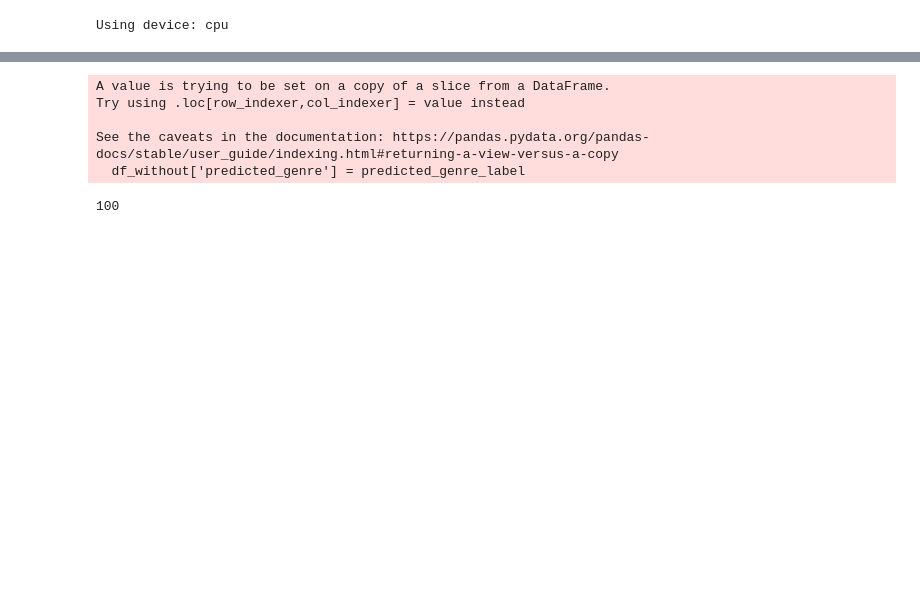
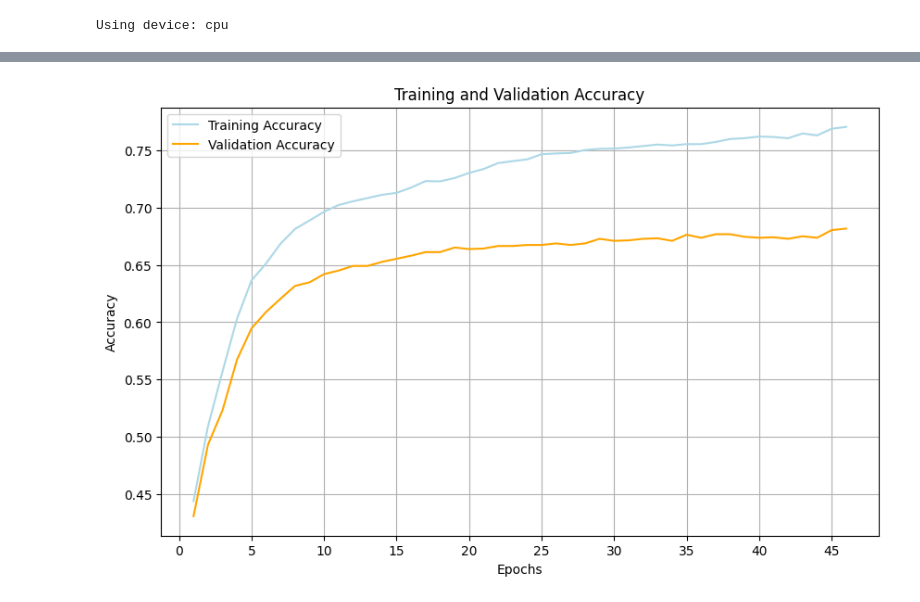
Before and after one commit to annemollelsborg/spotify, a Jupyter notebook: Project analysis.ipynb, the cells around one changed output, grey strips where cells are left out. Drawn from its saved outputs; the diff is of its cells as text; code cells hidden in the pictures; blank space fills up the shorter version.

Commit message:
New merged jupyter notebook

```diff
--- a/Project analysis.ipynb
+++ b/Project analysis.ipynb
@@ -385,40 +468,52 @@ Epoch [15/15], Train Loss: 0.4309, Train Accuracy: 0.8423, Test Loss: 1.3263, Te
+# %%
+# After training is complete, plot the accuracy curves
+def plot_accuracy_curves(train_accuracies, val_accuracies):
+    epochs = range(1, len(train_accuracies) + 1)
+    plt.figure(figsize=(10, 6))
+    plt.plot(epochs, train_accuracies, color='lightblue', label='Training Accuracy')
+    plt.plot(epochs, val_accuracies, color='orange', label='Validation Accuracy')
+    plt.xlabel('Epochs')
+    plt.ylabel('Accuracy')
+    plt.title('Training and Validation Accuracy')
+    plt.legend()
+    plt.grid(True)
+
+    # Set x-axis ticks at intervals of 5
+    max_epoch = len(epochs)
+    tick_positions = range(0, max_epoch + 1, 5)
+    if 0 not in tick_positions:
+        tick_positions = [0] + list(tick_positions)  # Ensure 0 is included
+    plt.xticks(tick_positions)
+
+    plt.show()
+
+# Call the plotting function
+plot_accuracy_curves(train_accuracies, val_accuracies)
+# %% [output]
+[figure, added]
 # %%
-# One-hot encode the categorical feature (track_artist) for the entire dataset
-onehot_encoded = onehot_encoder.transform(df_without[['artist']])
-onehot_encoded_df = pd.DataFrame(onehot_encoded, columns=onehot_encoder.get_feature_names_out(categorical_features))
-onehot_encoded_df = onehot_encoded_df.reset_index(drop=True)
+# Ensure df_without is a copy to avoid modifying the original
+df_without = df_without.copy()
 
-# Merge the one-hot encoded features with the numerical features
-numerical_features = df_without[['year','danceability', 'energy', 'tempo', 'acousticness', 'instrumentalness',
-                         'liveness', 'valence', 'loudness', 'speechiness']]
-numerical_features = numerical_features.reset_index(drop=True)
+# One-hot encode the categorical feature (artist) and merge with numerical features
+numerical_features = df_without[['year', 'danceability', 'energy', 'tempo', 'acousticness',
+                                 'instrumentalness', 'liveness', 'valence', 'loudness',
+                                 'speechiness', 'duration_ms', 'key', 'mode']].reset_index(drop=True)
 
-# Combine numerical and one-hot encoded categorical features
+# Directly transform and combine features
+onehot_encoded = onehot_encoder.transform(df_without[['artist']])  # Uses the pre-fitted encoder
+onehot_encoded_df = pd.DataFrame(onehot_encoded, columns=onehot_encoder.get_feature_names_out(['artist'])).reset_index(drop=True)
 X_combined = pd.concat([numerical_features, onehot_encoded_df], axis=1)
 
-# Scale the data using the previously fitted scaler
-X_combined_scaled = scaler.transform(X_combined)
-
-# Convert the scaled data to a PyTorch tensor
+# Scale and convert to PyTorch tensor
+X_combined_scaled = scaler.transform(X_combined)  # Uses the pre-fitted scaler
 X_combined_tensor = torch.tensor(X_combined_scaled, dtype=torch.float32)
 
+# Predict genres using the trained model
 net.eval()
-with torch.no_grad():  # Disable gradient computation for predictions
+with torch.no_grad():  # No gradients required
     predicted_genre_tensor = net(X_combined_tensor)
     predicted_genres = torch.argmax(predicted_genre_tensor, dim=1)
 
-# Convert the predicted genre indices back to genre labels
-predicted_genre_label = label_encoder.inverse_transform(predicted_genres.numpy())
-
-# Add the predicted genres as a new column in the DataFrame
-df_without['predicted_genre'] = predicted_genre_label
+# Convert predictions back to labels and add to DataFrame
+df_without['predicted_genre'] = label_encoder.inverse_transform(predicted_genres.numpy())
-# %% [output]
-A value is trying to be set on a copy of a slice from a DataFrame.
-Try using .loc[row_indexer,col_indexer] = value instead
-
-See the caveats in the documentation: https://pandas.pydata.org/pandas-docs/stable/user_guide/indexing.html#returning-a-view-versus-a-copy
-  df_without['predicted_genre'] = predicted_genre_label
-# %%
-print(len(df_without[df_without['predicted_genre']=='Latin']))
-# %% [output]
-100
```
Also changed, not shown: parts of 43 cells of this notebook.
